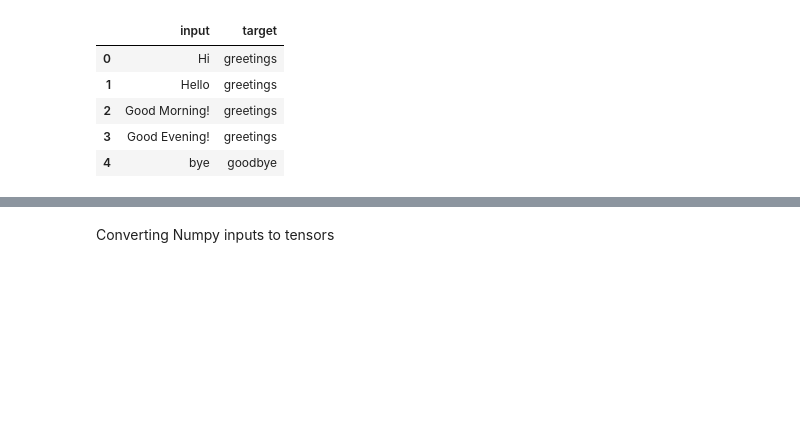
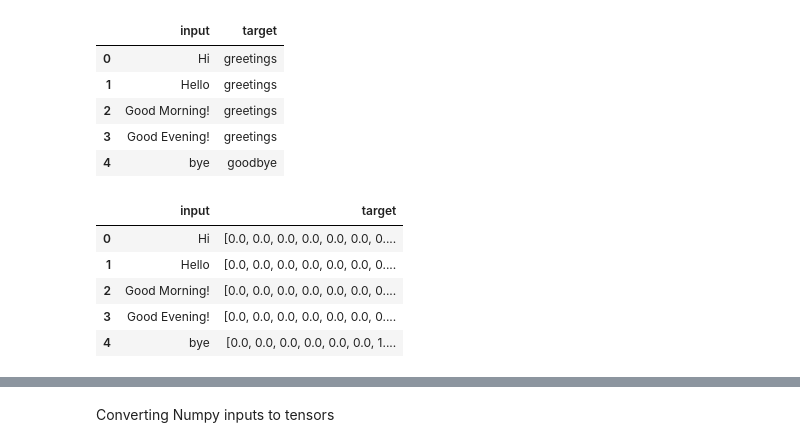
Before and after one commit to DhaneshGavimath/NLP-Projects, a Jupyter notebook: model/chatbot modelling.ipynb, the cells around one changed output, grey strips where cells are left out. Cells and saved outputs as stored; diff of their text form; code cells hidden in the pictures; blank space fills up the shorter version.

```diff
--- a/model/chatbot modelling.ipynb
+++ b/model/chatbot modelling.ipynb
@@ -45,8 +45,8 @@ classes_label_code = dict(map(lambda x:(x,intents_classes.index(x)),intents_clas
 Createing onehot vector representation for output vector
 # %%
 def vector(output_class):
-    vec = np.zeros(len(intents_classes))
-    vec[intents_classes.index(output_class)] = 1
+    vec = np.zeros(len(intents_classes),dtype=np.float32)
+    vec[intents_classes.index(output_class)] = 1.0
     return vec
 # %%
 classes_vec_label = dict()
@@ -91,5 +91,5 @@ data.head()
 """
 Replacing the target with numeric value
 """
-# data["target"] = data["target"].map(classes_vec_label)
-data["target"] = data["target"].map(classes_label_code)
+data["target"] = data["target"].map(classes_vec_label)
+# data["target"] = data["target"].map(classes_label_code)
@@ -98,3 +96,12 @@ data["target"] = data["target"].map(classes_label_code)
+# %%
+data.head()
+# %% [output]
+|  | input | target |
+| 0 | Hi | [0.0, 0.0, 0.0, 0.0, 0.0, 0.0, 0.... |
+| 1 | Hello | [0.0, 0.0, 0.0, 0.0, 0.0, 0.0, 0.... |
+| 2 | Good Morning! | [0.0, 0.0, 0.0, 0.0, 0.0, 0.0, 0.... |
+| 3 | Good Evening! | [0.0, 0.0, 0.0, 0.0, 0.0, 0.0, 0.... |
+| 4 | bye | [0.0, 0.0, 0.0, 0.0, 0.0, 0.0, 1.... |
 # %%
 def tokenize(data):
     # Word tokenize
```
Also changed, not shown: parts of 11 cells of this notebook.
